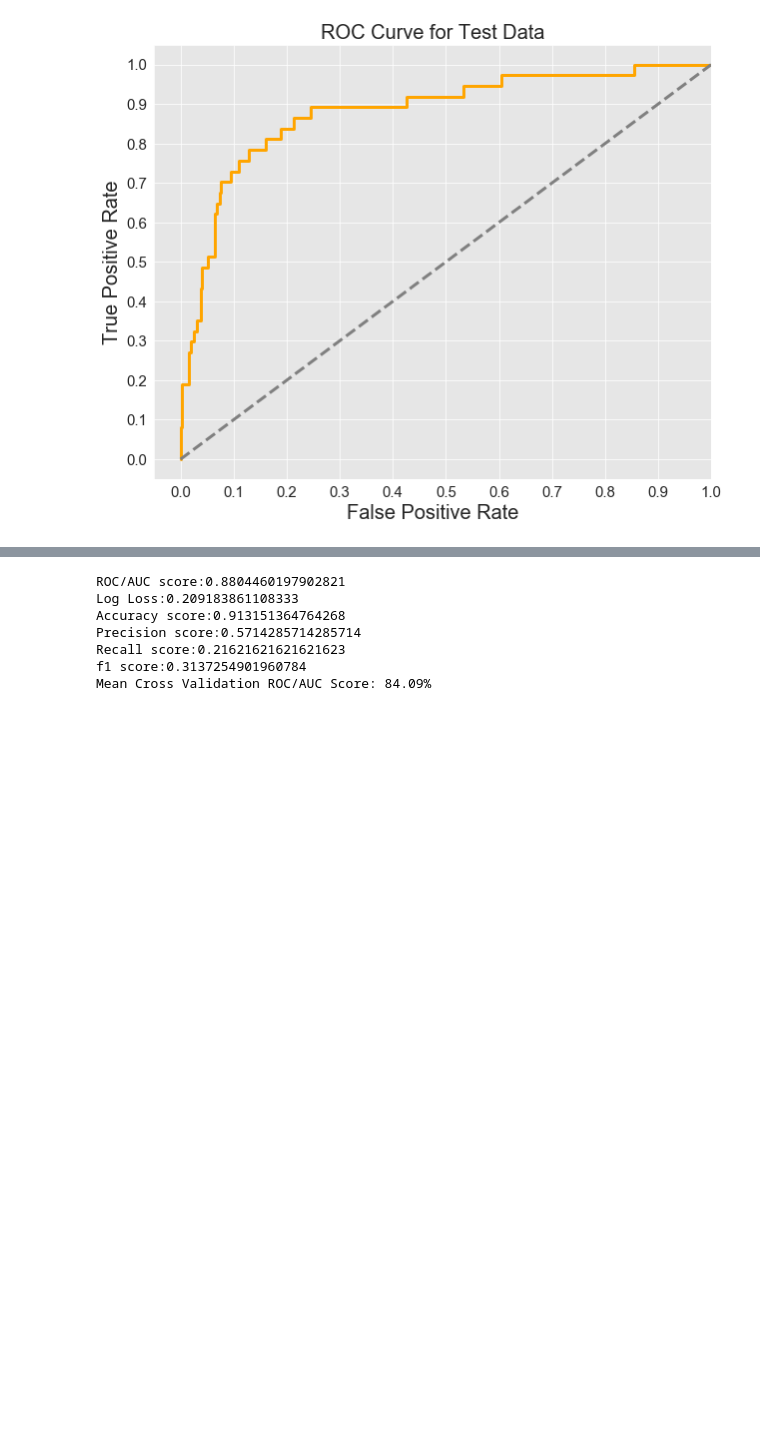
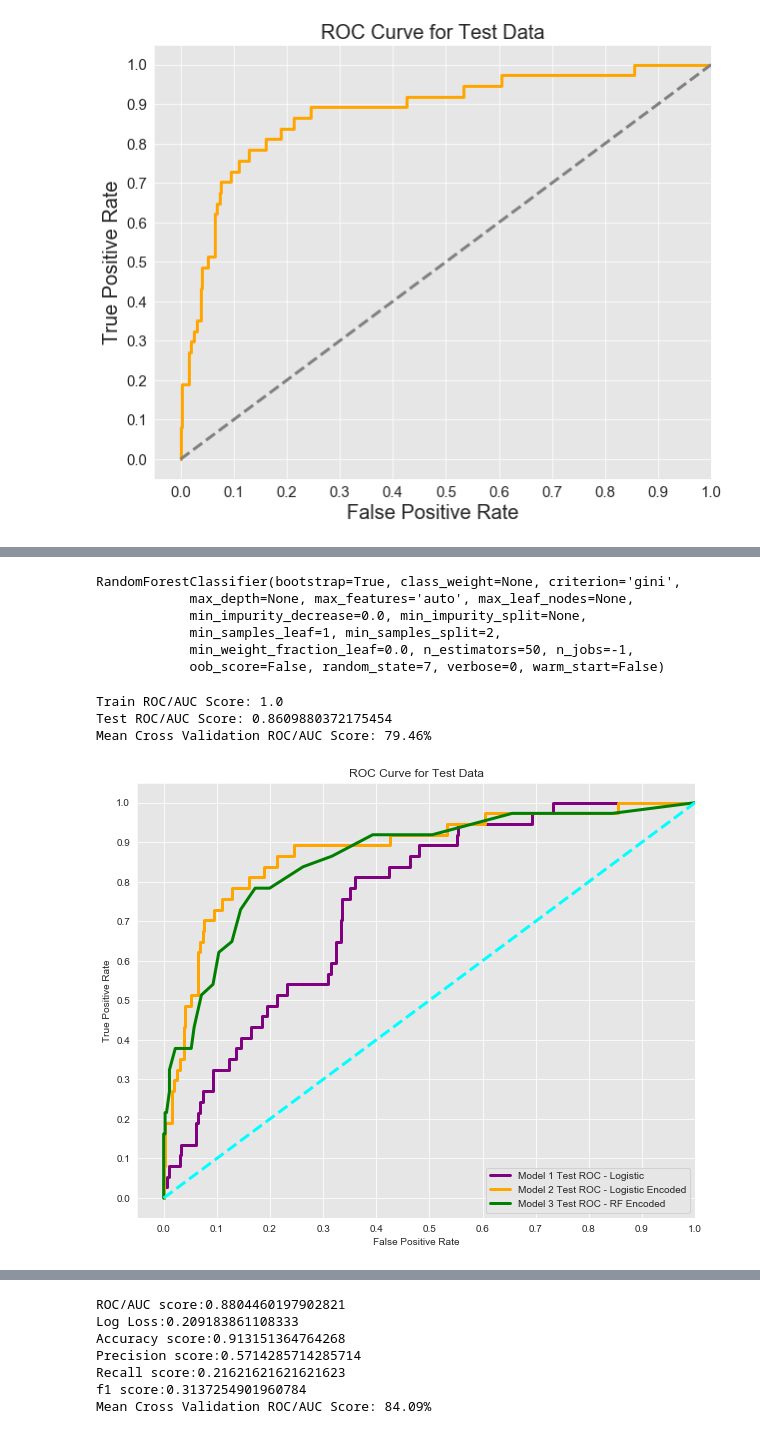
Before and after one commit to MIAISEMAN/mod_3_project, a Jupyter notebook: module_3_project.ipynb, the cells around one changed output, grey strips where cells are left out. Drawn from its saved outputs; the diff is of its cells as text; code cells hidden in the pictures; blank space fills up the shorter version.

```diff
--- a/module_3_project.ipynb
+++ b/module_3_project.ipynb
@@ -710,0 +716,51 @@ AUC: 0.8804460197902821
+# %%
+rf = RandomForestClassifier(n_estimators=50, n_jobs=-1, random_state=7)
+# %%
+rf.fit(Xe_train,ye_train)
+# %% [output]
+RandomForestClassifier(bootstrap=True, class_weight=None, criterion='gini',
+            max_depth=None, max_features='auto', max_leaf_nodes=None,
+            min_impurity_decrease=0.0, min_impurity_split=None,
+            min_samples_leaf=1, min_samples_split=2,
+            min_weight_fraction_leaf=0.0, n_estimators=50, n_jobs=-1,
+            oob_score=False, random_state=7, verbose=0, warm_start=False)
+# %%
+yerf_hat_test_probs = rf.predict_proba(Xe_test)
+yerf_hat_train_probs = rf.predict_proba(Xe_train)
+# %%
+yerf_hat_test_1_probs = yerf_hat_test_probs[:,1]
+fprerf, tprerf, thresholdserf = roc_curve(ye_test, yerf_hat_test_1_probs)
+
+yerf_hat_train_1_probs = yerf_hat_train_probs[:,1]
+
+print(f"Train ROC/AUC Score: {roc_auc_score(ye_train, yerf_hat_train_1_probs)}") #should be ~1 since it's trees
+print(f"Test ROC/AUC Score: {roc_auc_score(ye_test, yerf_hat_test_1_probs)}")
+rf_cv_score = cross_val_score(rf, Xe_test, ye_test, cv=5, scoring='roc_auc')
+mean_rf_cv_score = rf_cv_score.mean()
+print("Mean Cross Validation ROC/AUC Score: {:.4}%".format(mean_rf_cv_score * 100))
+# %% [output]
+Train ROC/AUC Score: 1.0
+Test ROC/AUC Score: 0.8609880372175454
+Mean Cross Validation ROC/AUC Score: 79.46%
+# %%
+sns.set_style("darkgrid", {"axes.facecolor": ".9"})
+plt.figure(figsize=(10,8))
+lw = 3
+plt.plot(fpr, tpr, color='purple',
+         lw=lw, label='Model 1 Test ROC - Logistic')
+plt.plot(fpre, tpre, color='orange',
+         lw=lw, label='Model 2 Test ROC - Logistic Encoded')
+plt.plot(fprerf, tprerf, color='green',
+         lw=lw, label='Model 3 Test ROC - RF Encoded')
+plt.plot([0, 1], [0, 1], color='cyan', lw=lw, linestyle='--') #plot the 50% rating
+plt.xlim([-0.05, 1.0]) #set plot domain
+plt.ylim([-0.05, 1.05])#set plot range
+plt.yticks([i/10.0 for i in range(11)])
+plt.xticks([i/10.0 for i in range(11)])
+plt.xlabel('False Positive Rate')
+plt.ylabel('True Positive Rate')
+plt.title("ROC Curve for Test Data")
+plt.legend(loc="lower right")
+plt.show()
+# %% [output]
+[figure, added]
```
Also changed, not shown: parts of 29 cells of this notebook.
